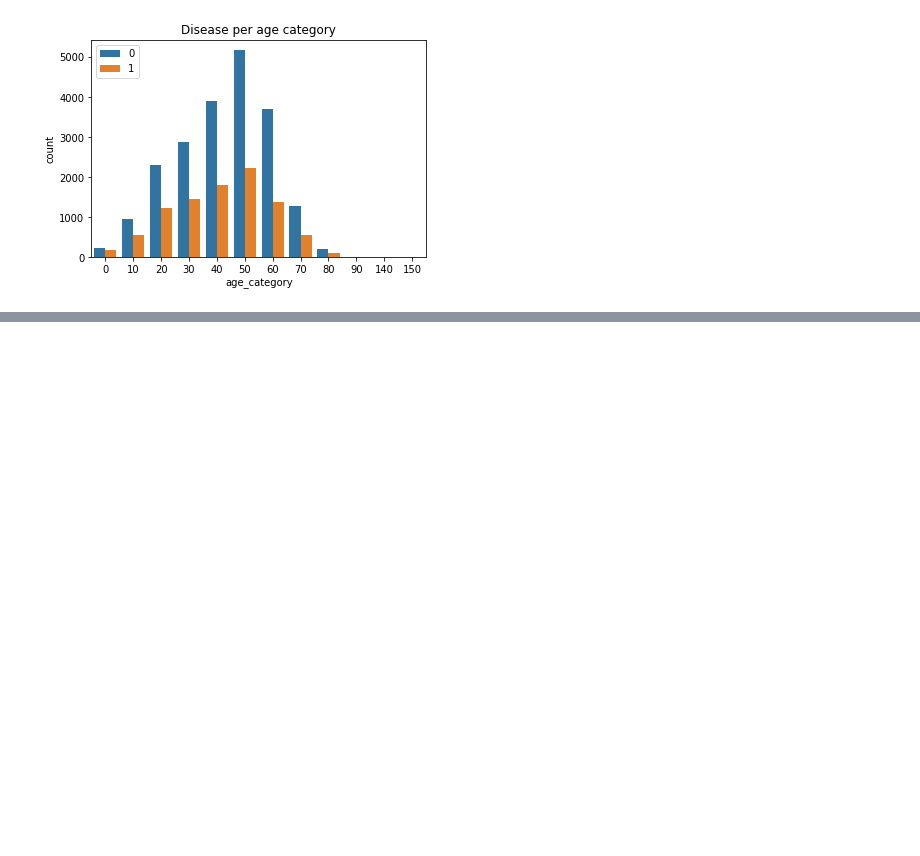
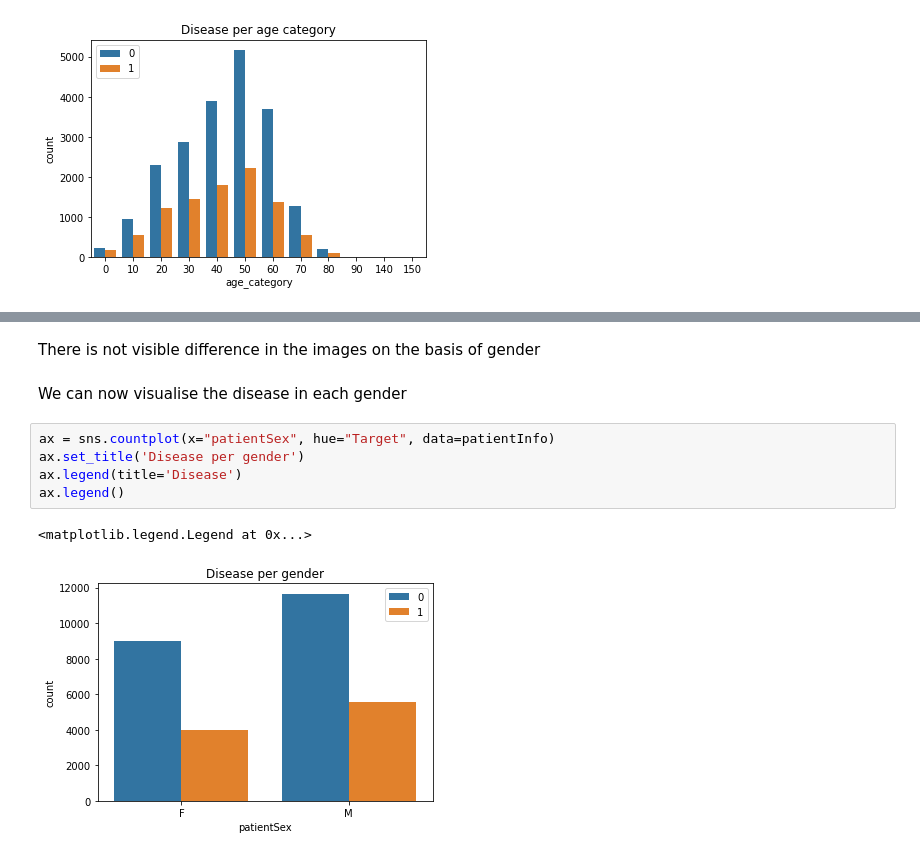
Before and after one commit to aimllearning/CapstoneProject, a Jupyter notebook: CapstoneProject_CV.ipynb, the cells around one changed output, grey strips where cells are left out. Drawn from its saved outputs; the diff is of its cells as text; blank space fills up the shorter version.

```diff
--- a/CapstoneProject_CV.ipynb
+++ b/CapstoneProject_CV.ipynb
@@ -291,0 +313,12 @@ ax.legend()
+# %% [markdown]
+There is not visible difference in the images on the basis of gender
+# %% [markdown]
+We can now visualise the disease in each gender
+# %%
+ax = sns.countplot(x="patientSex", hue="Target", data=patientInfo)
+ax.set_title('Disease per gender')
+ax.legend(title='Disease')
+ax.legend()
+# %% [output]
+<matplotlib.legend.Legend at 0x...>
+[figure, added]
```
Also changed, not shown: parts of 5 cells of this notebook.
